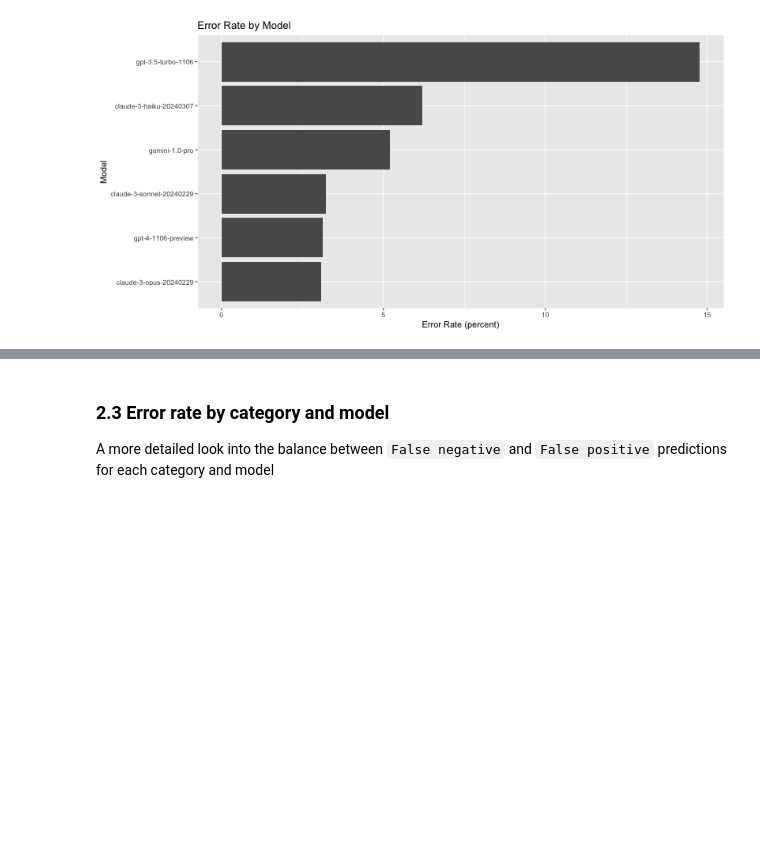
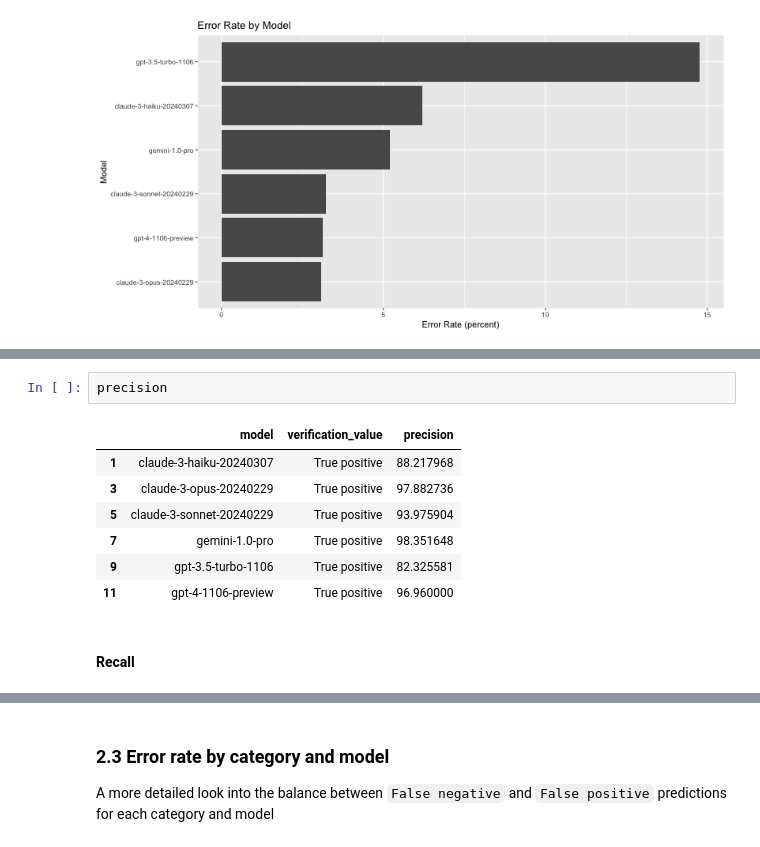
Before and after one commit to junekim6/commons-project, a Jupyter notebook: data_analysis/how_we_chose_an_ai_model/analysing-models.ipynb, the cells around one changed output, grey strips where cells are left out. Drawn from its saved outputs; the diff is of its cells as text; blank space fills up the shorter version.

```diff
--- a/data_analysis/how_we_chose_an_ai_model/analysing-models.ipynb
+++ b/data_analysis/how_we_chose_an_ai_model/analysing-models.ipynb
@@ -205,0 +233,12 @@ plt
+# %%
+precision
+# %% [output]
+|  | model | verification_value | precision |
+| 1 | claude-3-haiku-20240307 | True positive | 88.217968 |
+| 3 | claude-3-opus-20240229 | True positive | 97.882736 |
+| 5 | claude-3-sonnet-20240229 | True positive | 93.975904 |
+| 7 | gemini-1.0-pro | True positive | 98.351648 |
+| 9 | gpt-3.5-turbo-1106 | True positive | 82.325581 |
+| 11 | gpt-4-1106-preview | True positive | 96.960000 |
+# %% [markdown]
+#### Recall
```
Also changed, not shown: parts of 8 cells of this notebook.
